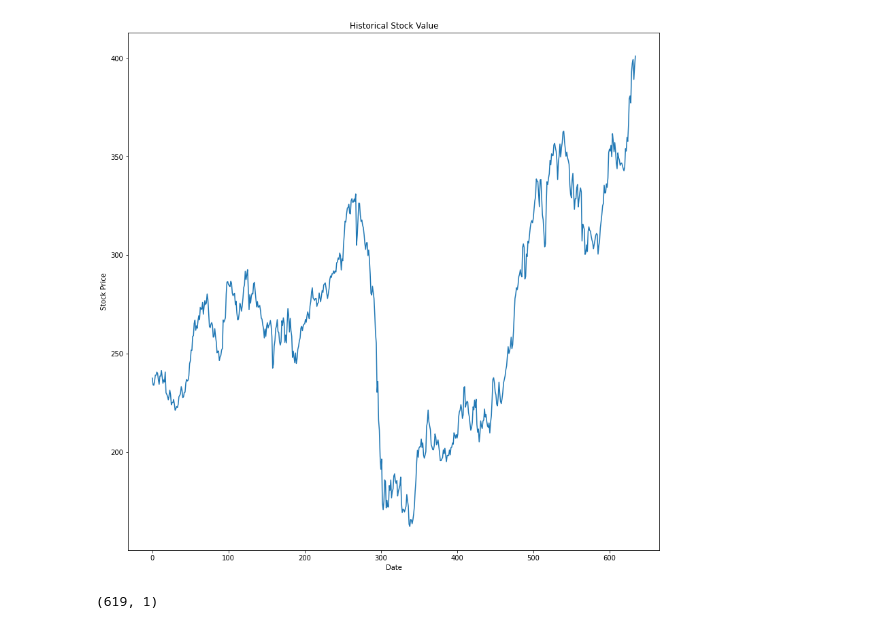
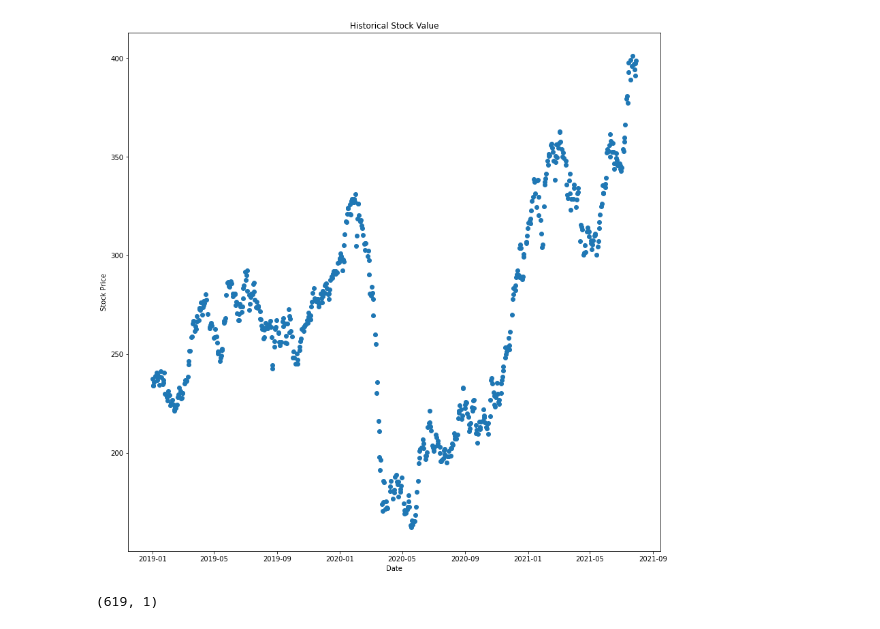
Before and after one commit to imamitsehgal/ThesisLJMU, a Jupyter notebook: STOCK PRICE PREDICTION LSTM.ipynb, the cells around one changed output. Drawn from its saved outputs; the diff is of its cells as text; code cells hidden in the pictures.

Commit message:
Some more graphs

```diff
--- a/STOCK PRICE PREDICTION LSTM.ipynb
+++ b/STOCK PRICE PREDICTION LSTM.ipynb
@@ -29,13 +29,13 @@ stk_data.head()
 stk_data.to_csv('./a' +'.csv',index=False)
 # %%
 plt.figure(figsize=(14,14))
-plt.plot(stk_data['Close'])
+plt.scatter(stk_data['Date'],stk_data['Close'])
 plt.title('Historical Stock Value')
 plt.xlabel('Date')
 plt.ylabel('Stock Price')
 plt.show()
 # %% [output]
-[figure, old version]
+[figure, new version]
 # %%
 #Data Preprocessing
 stk_data['Date'] = stk_data.index
```
Also changed, not shown: 7 other files.
